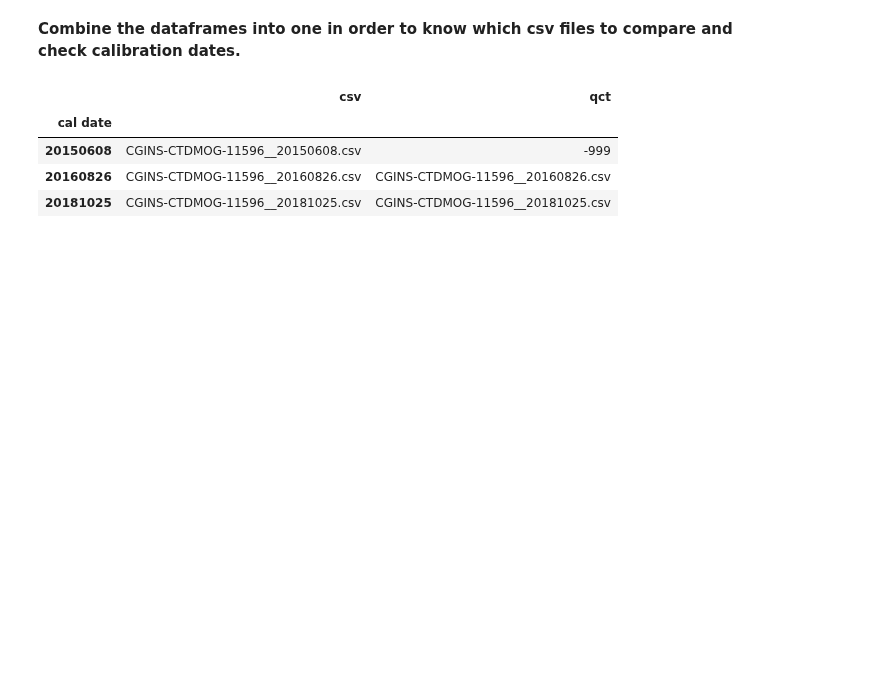
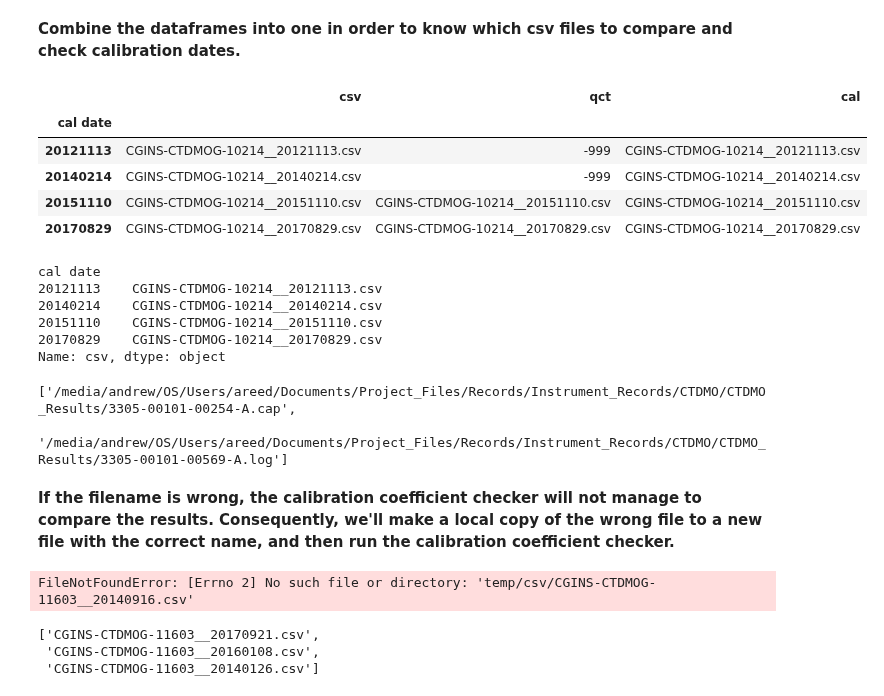
Before and after one commit to cooleyky/QAQC_Sandbox, a Jupyter notebook: Metadata_Review/CTDMO Metadata Review.ipynb, the cells around one changed output. Saved outputs shown, nothing was run; the diff lists cells and outputs as text; code cells hidden in the pictures; blank space fills up the shorter version.

```diff
--- a/Metadata_Review/CTDMO Metadata Review.ipynb
+++ b/Metadata_Review/CTDMO Metadata Review.ipynb
@@ -191,6 +191,6 @@ cal_dict
 ========================================================================================================================
 **Now, need to get all the files for a particular CTDMO UID:**
 # %%
-uid = uids[0]
+uid = sorted(uids)[0]
 uid
 # %% [output]
@@ -569,0 +504,5 @@ qct_files
+# %%
+cal_files = pd.DataFrame(sorted(os.listdir('temp/cal')),columns=['cal'])
+cal_files['cal date'] = cal_files['cal'].apply(lambda x: get_file_date(x))
+cal_files.set_index('cal date',inplace=True)
+cal_files
@@ -570,11 +516,35 @@ qct_files
 # %% [markdown]
 **Combine the dataframes into one in order to know which csv files to compare and check calibration dates.**
 # %%
-df_files = csv_files.join(qct_files,how='outer').fillna(value='-999')
+df_files = csv_files.join(qct_files,how='outer').join(cal_files,how='outer').fillna(value='-999')
 df_files
 # %% [output]
-|  | csv | qct |
-| cal date |  |  |
-| 20150608 | CGINS-CTDMOG-11596__20150608.csv | -999 |
-| 20160826 | CGINS-CTDMOG-11596__20160826.csv | CGINS-CTDMOG-11596__20160826.csv |
-| 20181025 | CGINS-CTDMOG-11596__20181025.csv | CGINS-CTDMOG-11596__20181025.csv |
+|  | csv | qct | cal |
+| cal date |  |  |  |
+| 20121113 | CGINS-CTDMOG-10214__20121113.csv | -999 | CGINS-CTDMOG-10214__20121113.csv |
+| 20140214 | CGINS-CTDMOG-10214__20140214.csv | -999 | CGINS-CTDMOG-10214__20140214.csv |
+| 20151110 | CGINS-CTDMOG-10214__20151110.csv | CGINS-CTDMOG-10214__20151110.csv | CGINS-CTDMOG-10214__20151110.csv |
+| 20170829 | CGINS-CTDMOG-10214__20170829.csv | CGINS-CTDMOG-10214__20170829.csv | CGINS-CTDMOG-10214__20170829.csv |
+# %%
+df_files['csv']
+# %% [output]
+cal date
+20121113    CGINS-CTDMOG-10214__20121113.csv
+20140214    CGINS-CTDMOG-10214__20140214.csv
+20151110    CGINS-CTDMOG-10214__20151110.csv
+20170829    CGINS-CTDMOG-10214__20170829.csv
+Name: csv, dtype: object
+# %%
+qct_path
+# %% [output]
+['/media/andrew/OS/Users/areed/Documents/Project_Files/Records/Instrument_Records/CTDMO/CTDMO_Results/3305-00101-00254-A.cap',
+ '/media/andrew/OS/Users/areed/Documents/Project_Files/Records/Instrument_Records/CTDMO/CTDMO_Results/3305-00101-00569-A.log']
+# %% [markdown]
+**If the filename is wrong, the calibration coefficient checker will not manage to compare the results. Consequently, we'll make a local copy of the wrong file to a new file with the correct name, and then run the calibration coefficient checker.**
+# %%
+a = 'temp/csv/CGINS-CTDMOG-11603__20140916.csv'
+b = 'temp/csv/CGINS-CTDMOG-11603__20140126.csv'
+shutil.copy(a, b)
+%rm 'temp/csv/CGINS-CTDMOG-11603__20140916.csv'
+# %% [output]
+FileNotFoundError: [Errno 2] No such file or directory: 'temp/csv/CGINS-CTDMOG-11603__20140916.csv'
@@ -580,0 +556,6 @@ df_files
+# %%
+os.listdir('temp/csv')
+# %% [output]
+['CGINS-CTDMOG-11603__20170921.csv',
+ 'CGINS-CTDMOG-11603__20160108.csv',
+ 'CGINS-CTDMOG-11603__20140126.csv']
```
Also changed, not shown: parts of 74 cells of this notebook.
